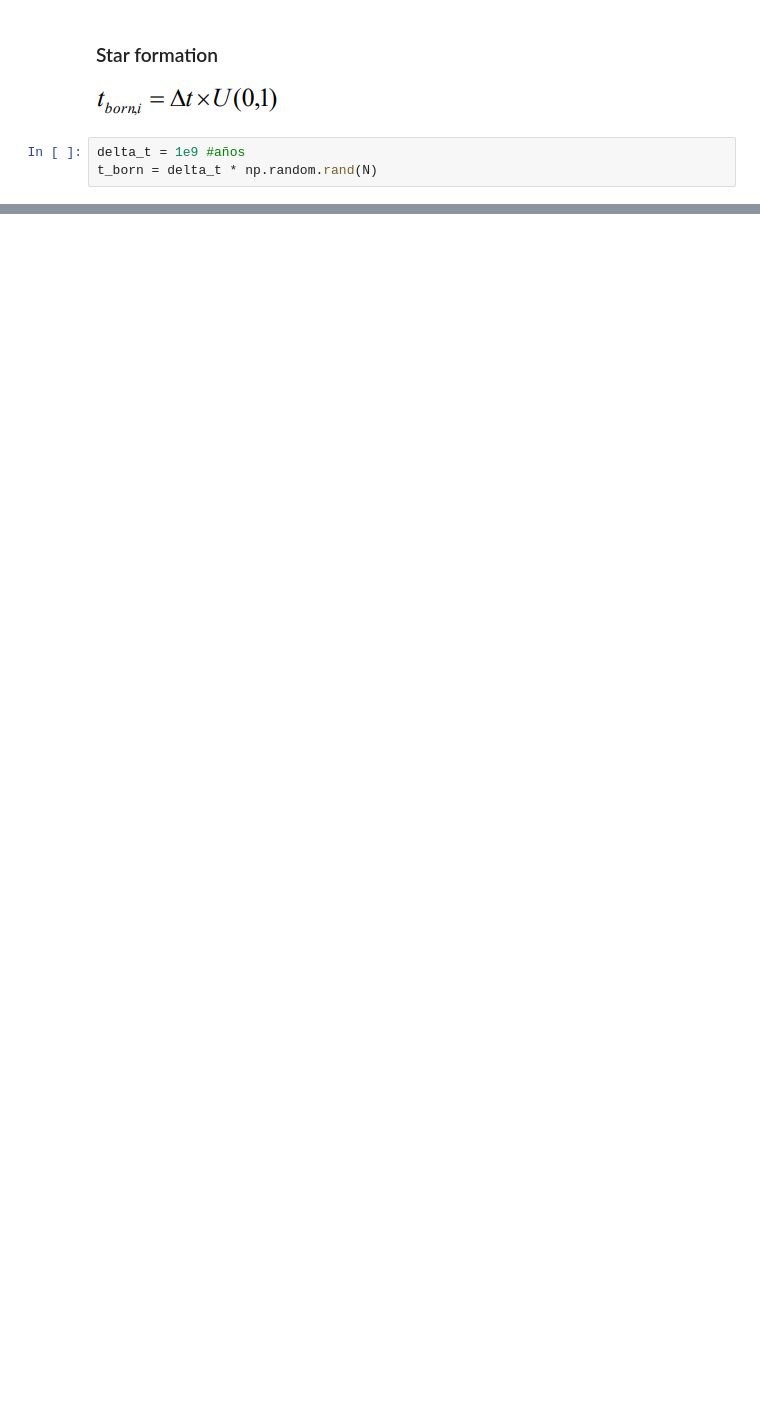
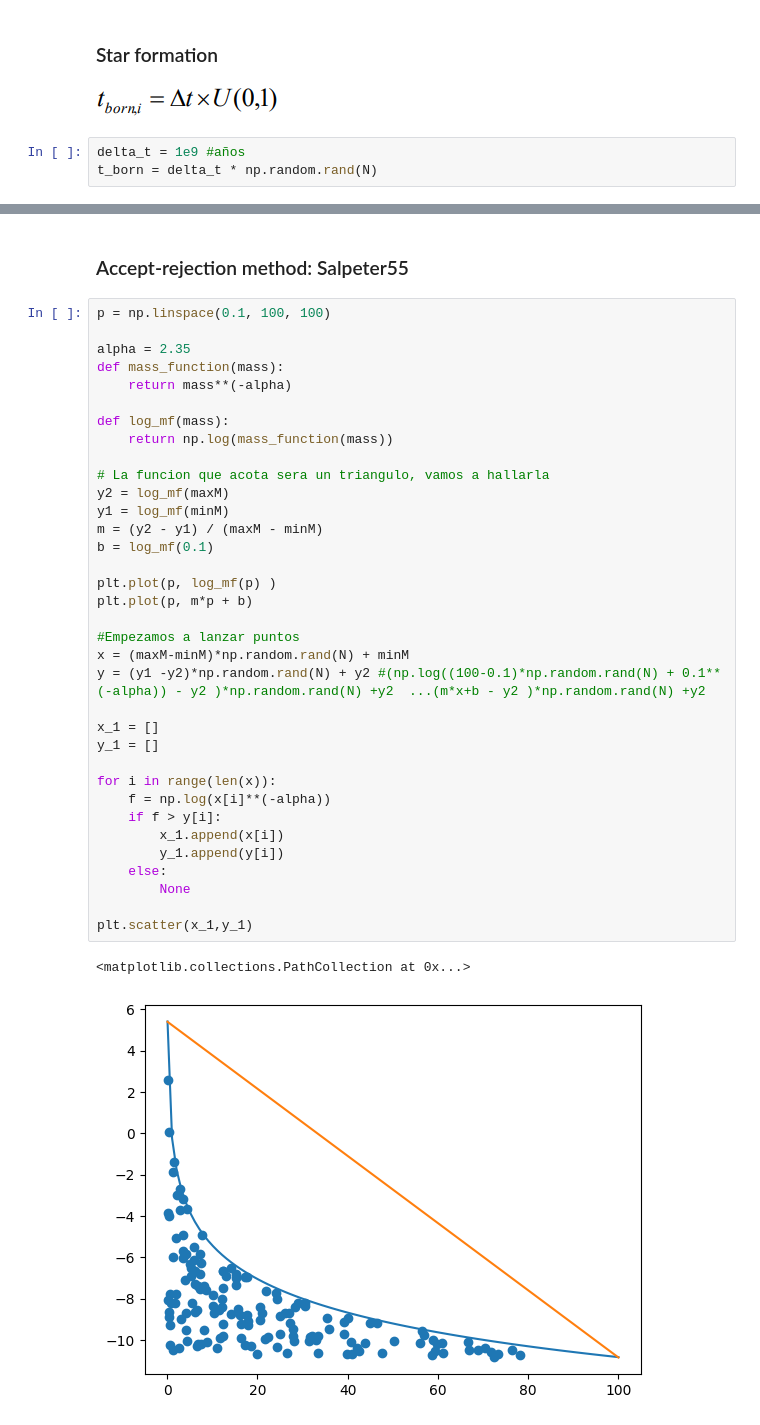
Before and after one commit to juanpabloidarraga/Computational-Astrophysics-Repository, a Jupyter notebook: Computational_Astro/Programs/Project 1. Population Synthesis.ipynb, the cells around one changed output, grey strips where cells are left out. Cells and saved outputs as stored; diff of their text form; blank space fills up the shorter version.

```diff
--- a/Computational_Astro/Programs/Project 1. Population Synthesis.ipynb
+++ b/Computational_Astro/Programs/Project 1. Population Synthesis.ipynb
@@ -30,0 +45,40 @@ array([4.69196954e-05, 3.71694765e-05, 1.02122932e-02, 4.99942198e-05,
+# %% [markdown]
+### Accept-rejection method: Salpeter55
+# %%
+p = np.linspace(0.1, 100, 100)
+
+alpha = 2.35
+def mass_function(mass):
+    return mass**(-alpha)
+
+def log_mf(mass):
+    return np.log(mass_function(mass))
+
+# La funcion que acota sera un triangulo, vamos a hallarla
+y2 = log_mf(maxM)
+y1 = log_mf(minM)
+m = (y2 - y1) / (maxM - minM)
+b = log_mf(0.1)
+
+plt.plot(p, log_mf(p) )
+plt.plot(p, m*p + b)
+
+#Empezamos a lanzar puntos
+x = (maxM-minM)*np.random.rand(N) + minM
+y = (y1 -y2)*np.random.rand(N) + y2 #(np.log((100-0.1)*np.random.rand(N) + 0.1**(-alpha)) - y2 )*np.random.rand(N) +y2  ...(m*x+b - y2 )*np.random.rand(N) +y2
+
+x_1 = []
+y_1 = []
+
+for i in range(len(x)):
+    f = np.log(x[i]**(-alpha))
+    if f > y[i]:
+        x_1.append(x[i])
+        y_1.append(y[i])
+    else:
+        None
+
+plt.scatter(x_1,y_1)
+# %% [output]
+<matplotlib.collections.PathCollection at 0x...>
+[figure, added]
```
Also changed, not shown: parts of 6 cells of this notebook, 1 other file.
